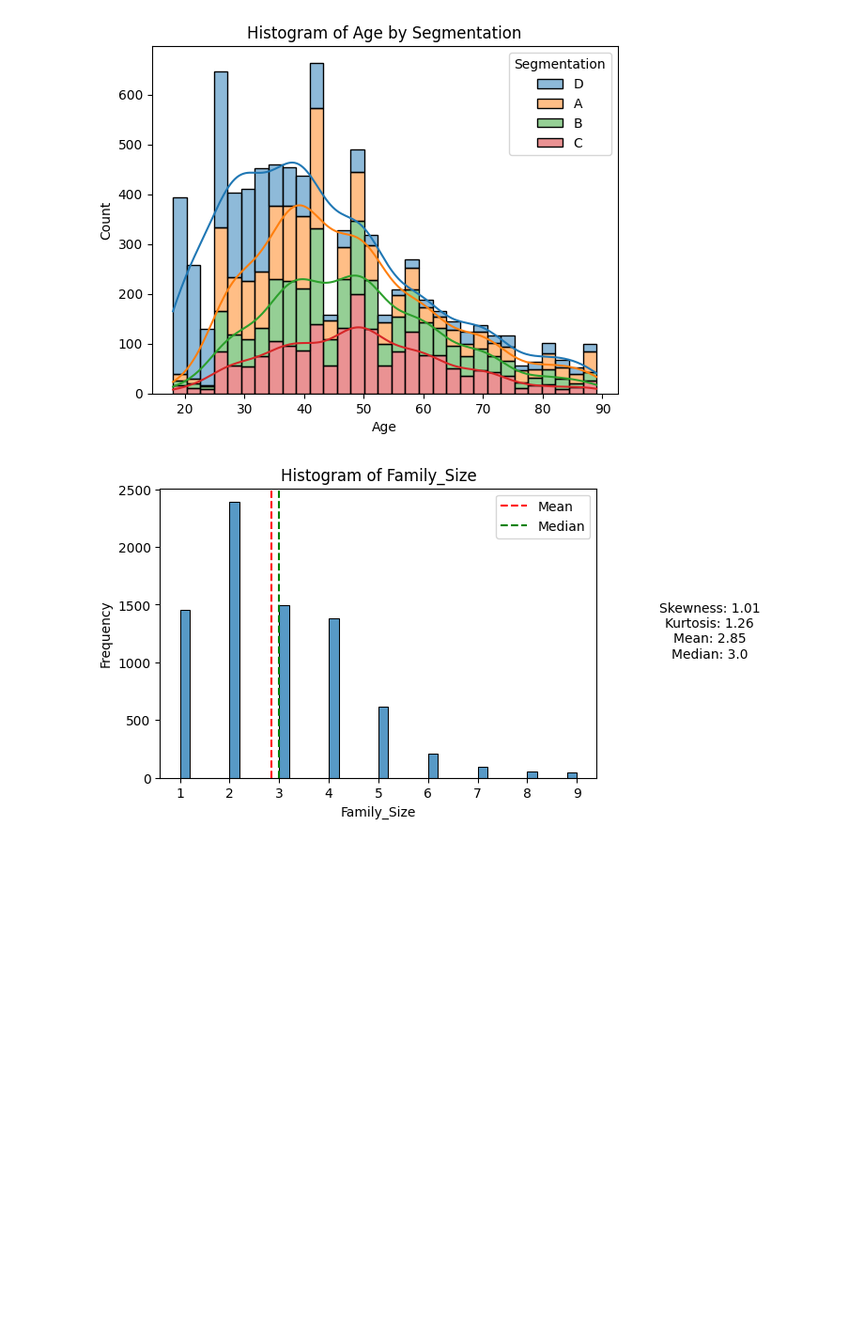
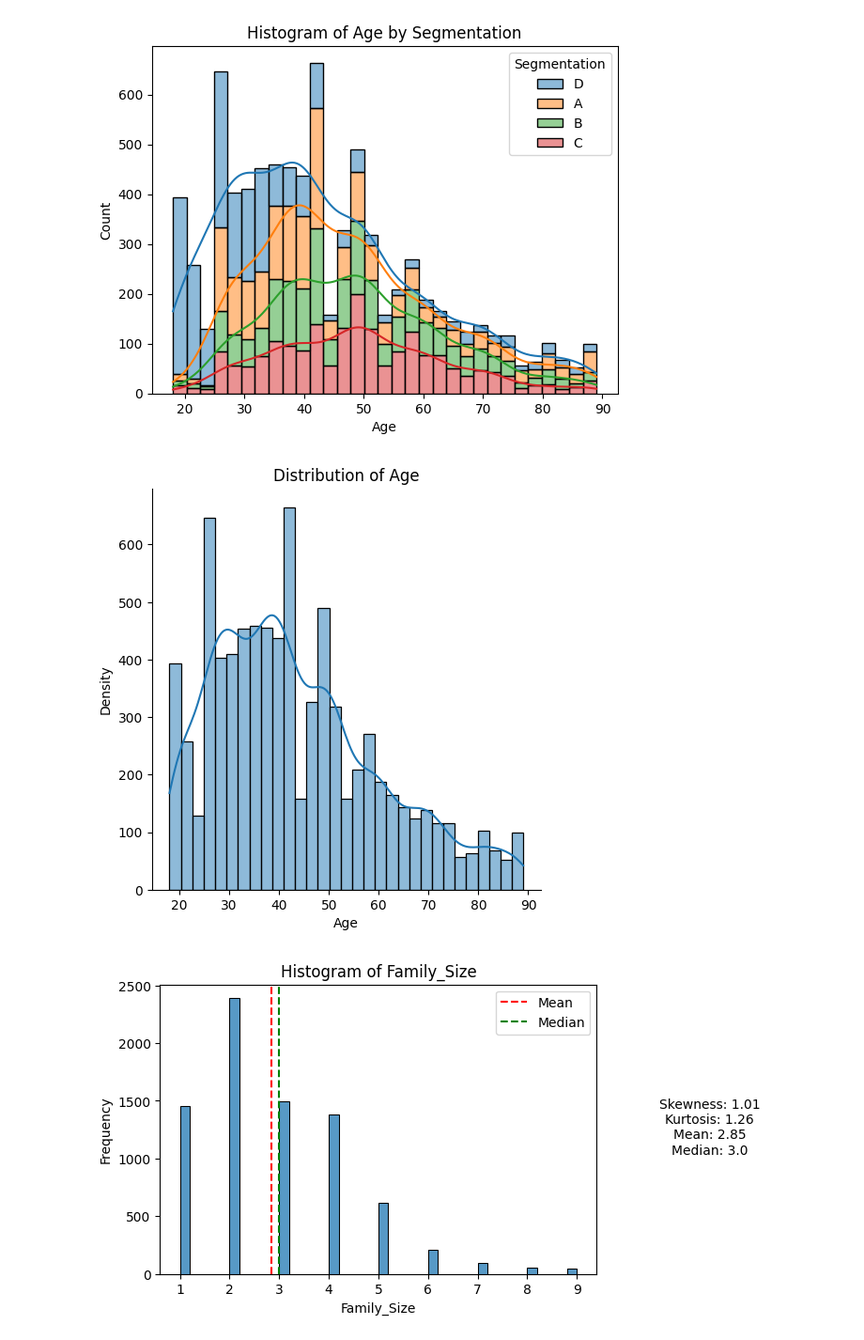
Before and after one commit to KonstantinosTsoumas/new-market-customer-segmentation, a Jupyter notebook: notebooks/exploration.ipynb, the cells around one changed output. Shown at 94% size. Drawn from its saved outputs; the diff is of its cells as text; code cells hidden in the pictures; blank space fills up the shorter version.

```diff
--- a/notebooks/exploration.ipynb
+++ b/notebooks/exploration.ipynb
@@ -229,7 +229,7 @@ def plot_missing_data_detailed(df):
     plt.show()
 # %%
 #Import data
-df_train = pd.read_csv("../input/Train.csv")
+df_train = pd.read_csv("../input/dataset.csv")
 # %%
 #Get top 10 rows
 df_train.head(10)
@@ -376,6 +376,20 @@ plot_histogram_grouped(df_train, 'Age', 'Segmentation')
 [figure]
 [figure]
 [figure]
+# %%
+# Extract the 'Age' column
+age_column = df_train['Age']
+
+# Plot histogram and KDE plot
+sns.displot(age_column, kde=True)
+plt.title('Distribution of Age')
+plt.xlabel('Age')
+plt.ylabel('Density')
+
+# Display the plot
+plt.show()
+# %% [output]
+[figure, added]
 # %%
 #Plot histogram of 'Family_Size' column
 plot_histogram(df_train, 'Family_Size')
```
Also changed, not shown: parts of 2 cells of this notebook.
